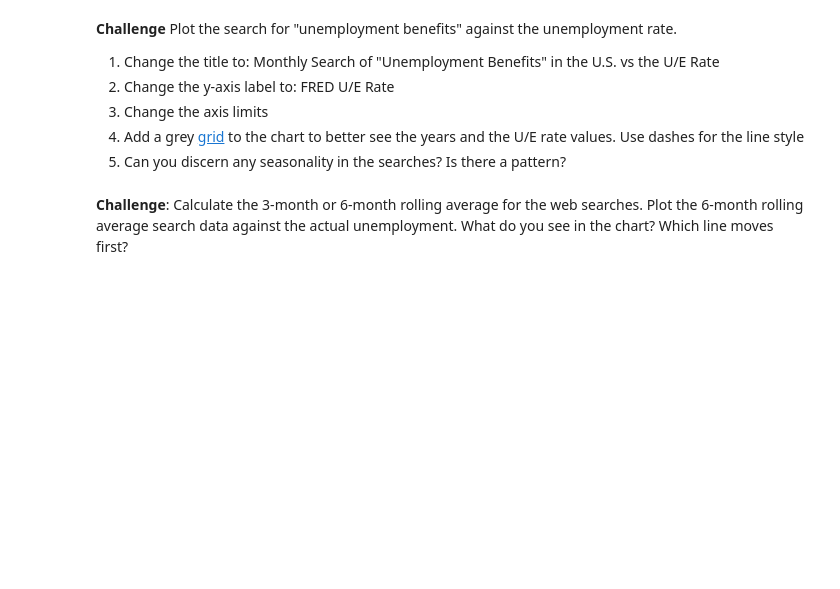
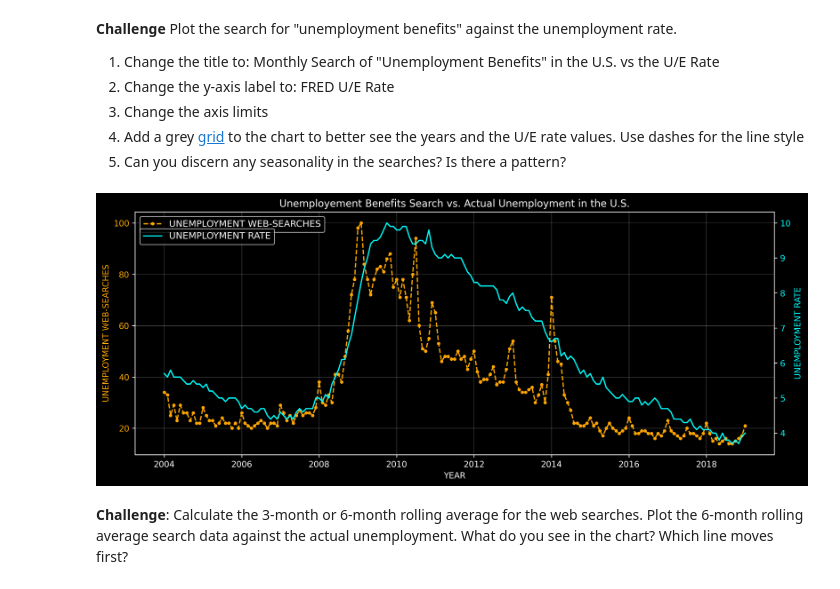
Before and after one commit to ahmedyar7/Data-Science-Projects, a Jupyter notebook: Google Trends/main.ipynb, the cells around one changed output. Saved outputs shown, nothing was run; the diff lists cells and outputs as text; code cells hidden in the pictures; blank space fills up the shorter version.

```diff
--- a/Google Trends/main.ipynb
+++ b/Google Trends/main.ipynb
@@ -327,6 +327,62 @@ plt.show()
 3. Change the axis limits <br>
 4. Add a grey [grid](https://matplotlib.org/3.2.1/api/_as_gen/matplotlib.pyplot.grid.html) to the chart to better see the years and the U/E rate values. Use dashes for the line style<br>
 5. Can you discern any seasonality in the searches? Is there a pattern?
+# %%
+# Setting Coordinates
+X_COR = df_unemployment["MONTH"]
+Y_COR_1 = df_unemployment["UE_BENEFITS_WEB_SEARCH"]
+Y_COR_2 = df_unemployment["UNRATE"]
+
+
+# Frame Setup:
+fig, axis1 = plt.subplots(figsize=(12, 5), dpi=250)
+plt.title("Unemployement Benefits Search vs. Actual Unemployment in the U.S.")
+
+axis1 = plt.gca()
+axis2 = axis1.twinx()
+
+# Plotting Graph1
+axis1.plot(
+    X_COR,
+    Y_COR_1,
+    color="orange",
+    label="UNEMPLOYMENT WEB-SEARCHES",
+    marker=".",
+    linestyle="--",
+)
+
+# Plotting Graph2
+axis2.plot(
+    X_COR,
+    Y_COR_2,
+    color="cyan",
+    label="UNEMPLOYMENT RATE",
+)
+
+# Setting Up Labels:
+axis1.set_xlabel("YEAR")
+axis1.set_ylabel("UNEMPLOYMENT WEB-SEARCHES", color="orange")
+axis2.set_ylabel("UNEMPLOYMENT RATE", color="cyan")
+
+
+# Styling Labels
+axis1.tick_params(axis="y", labelcolor="orange")
+axis2.tick_params(axis="y", labelcolor="cyan")
+
+
+# Legend:
+axis1.legend(loc="upper left", bbox_to_anchor=(0, 1), fontsize=11)
+axis2.legend(loc="upper left", bbox_to_anchor=(0, 0.95), fontsize=11)
+
+
+# Grid:
+axis1.grid(True, color="gray", linewidth=0.3)
+
+
+plt.tight_layout()
+plt.show()
+# %% [output]
+[figure, added]
 # %% [markdown]
 **Challenge**: Calculate the 3-month or 6-month rolling average for the web searches. Plot the 6-month rolling average search data against the actual unemployment. What do you see in the chart? Which line moves first?
 # %% [markdown]
```
Also changed, not shown: parts of 1 cell of this notebook.
